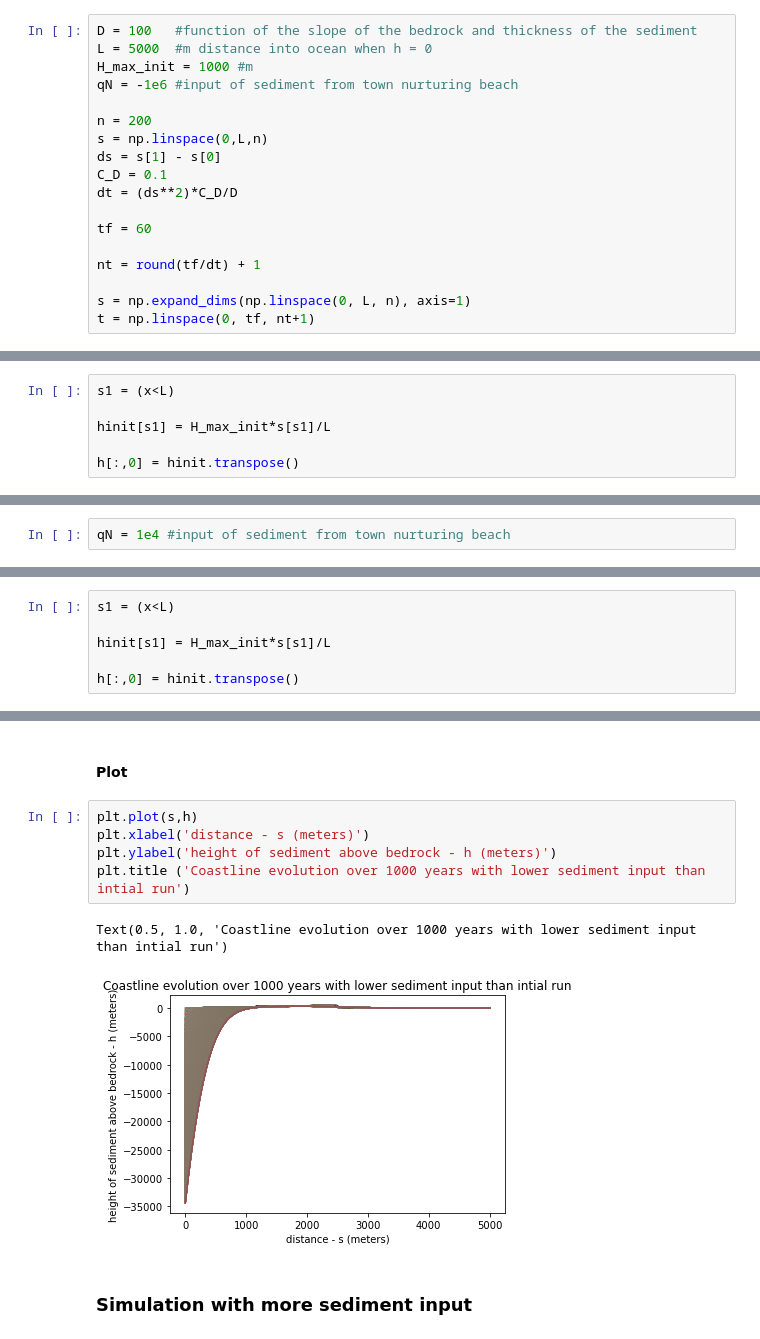
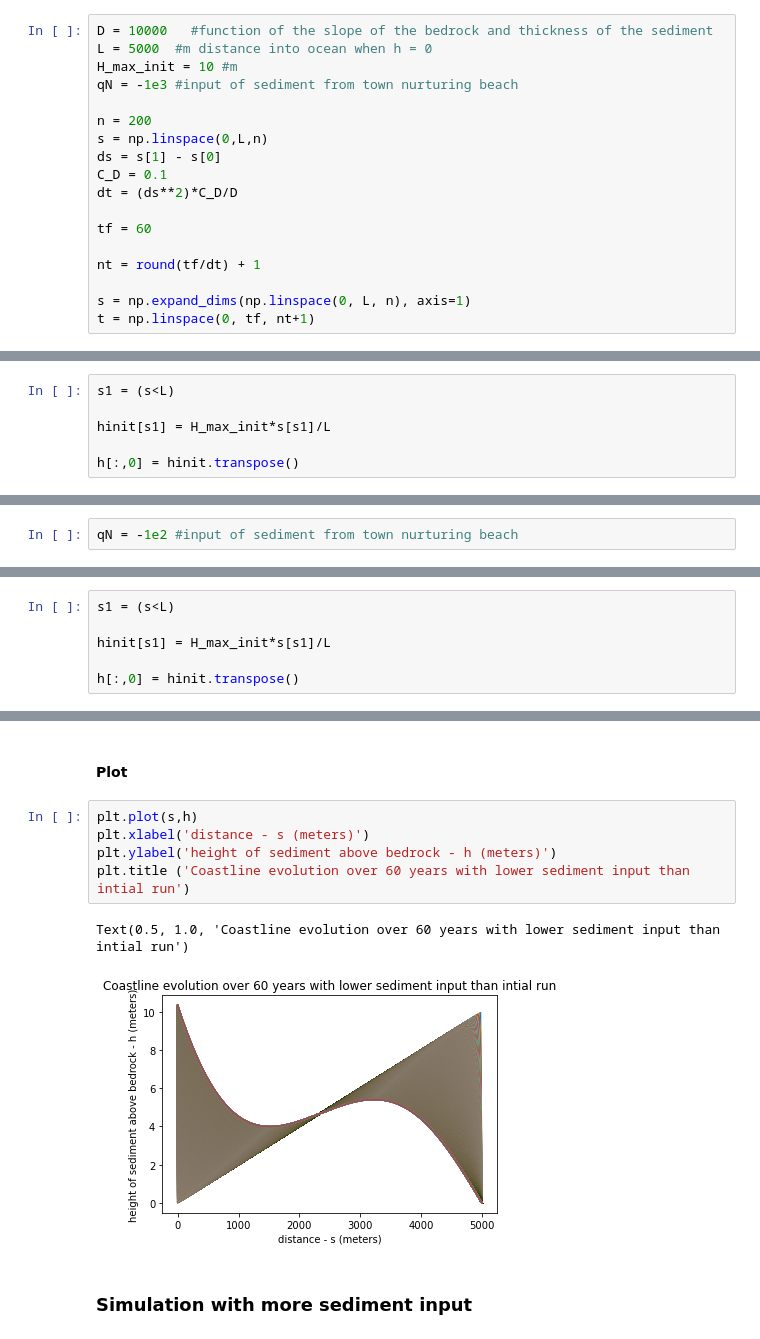
Before and after one commit to ccarl8/4610FinalProject, a Jupyter notebook: Final Project.ipynb, the cells around one changed output, grey strips where cells are left out. Cells and saved outputs as stored; diff of their text form.

```diff
--- a/Final Project.ipynb
+++ b/Final Project.ipynb
@@ -36,10 +52,10 @@ To analyze the evolution of the landscape, we are employing the Forward Euler me
 # %% [markdown]
 #### Set Parameters
 # %%
-D = 100   #function of the slope of the bedrock and thickness of the sediment
+D = 10000   #function of the slope of the bedrock and thickness of the sediment
 L = 5000  #m distance into ocean when h = 0
-H_max_init = 1000 #m
-qN = -1e6 #input of sediment from town nurturing beach
+H_max_init = 10 #m
+qN = -1e3 #input of sediment from town nurturing beach
 
 n = 200
 s = np.linspace(0,L,n)
@@ -128,7 +144,7 @@ Fknown[0] = dhdsn*D*dt/ds
 # %% [markdown]
 #### Initial Condition
 # %%
-s1 = (x<L)
+s1 = (s<L)
 
 hinit[s1] = H_max_init*s[s1]/L
 
@@ -152,7 +168,7 @@ Text(0.5, 1.0, 'Coastline evolution over 1000 years with no sediment input')
 # %% [markdown]
 ### Lower Sediment Input
 # %%
-qN = 1e4 #input of sediment from town nurturing beach
+qN = -1e2 #input of sediment from town nurturing beach
 # %% [markdown]
 #### Pre Allocate Vectors
 # %%
@@ -178,7 +194,7 @@ Fknown[0] = dhdsn*D*dt/ds
 # %% [markdown]
 #### Initial Condition
 # %%
-s1 = (x<L)
+s1 = (s<L)
 
 hinit[s1] = H_max_init*s[s1]/L
 
@@ -194,11 +210,11 @@ for k in np.arange(0,nt):
 # %%
 plt.plot(s,h)
 plt.xlabel('distance - s (meters)')
 plt.ylabel('height of sediment above bedrock - h (meters)')
-plt.title ('Coastline evolution over 1000 years with lower sediment input than intial run')
+plt.title ('Coastline evolution over 60 years with lower sediment input than intial run')
 # %% [output]
-Text(0.5, 1.0, 'Coastline evolution over 1000 years with lower sediment input than intial run')
+Text(0.5, 1.0, 'Coastline evolution over 60 years with lower sediment input than intial run')
-[figure, old version]
+[figure, new version]
 # %% [markdown]
 ### Simulation with more sediment input
 # %%
```
Also changed, not shown: parts of 12 cells of this notebook.
